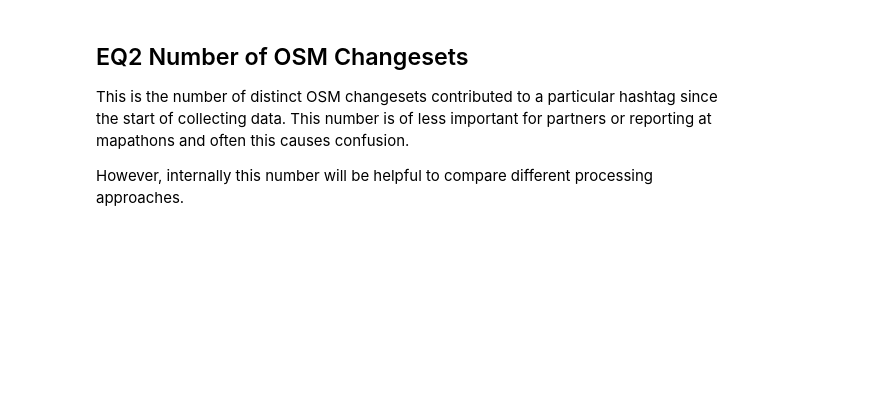
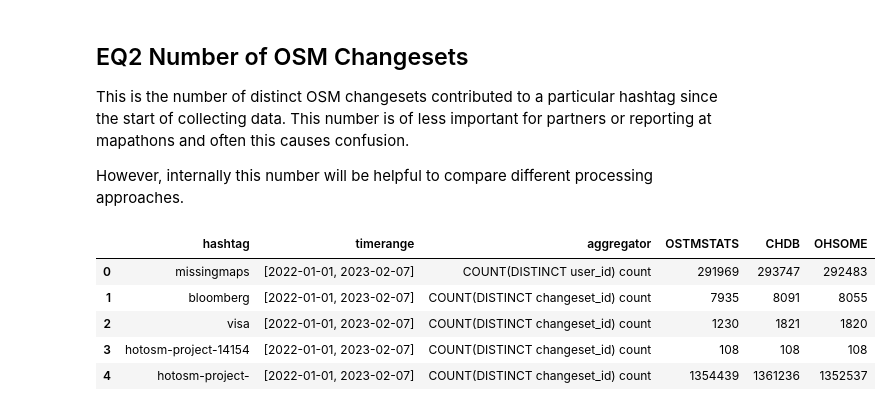
Before and after one commit to GIScience/ohsome-now-stats, a Jupyter notebook: notebooks/example_queries.ipynb, the cells around one changed output. Saved outputs shown, nothing was run; the diff lists cells and outputs as text; code cells hidden in the pictures; blank space fills up the shorter version.

```diff
--- a/notebooks/example_queries.ipynb
+++ b/notebooks/example_queries.ipynb
@@ -96,16 +144,46 @@ This is the number of distinct OSM changesets contributed to a particular hashta
 
 However, internally this number will be helpful to compare different processing approaches.
 # %%
-with ps.connect(dbname=creds_mm["db"],user=creds_mm["u"],host=creds_mm["h"],password=creds_mm["pw"]) as conn_mm:
-    with ps.connect(dbname=creds_chDB["db"],user=creds_chDB["u"],host=creds_chDB["h"],password=creds_chDB["pw"]) as conn_chDB:
-        aggregator = "COUNT(DISTINCT id)"
-        for hashtag in hashtags:
-            count_osmStats = osmStatsQuery(timerange,hashtag,conn=conn_mm,aggregator=aggregator)[0][0]
-            count_chDB = changesetDbQuery(timerange,hashtag,conn=conn_mm,aggregator=aggregator)[0][0]
-
-            print("#####################")
-            print(f"hashtag: {hashtag}")
-            print(f"measurment: Number of OSM Changesets")
-            print(f"Result OSM-stats API: {count_osmStats}")
-            print(f"Result OSM changeset DB: {count_chDB}")
-            print(f"Result Parquet file: toDo")
+import pandas as pd
+import traceback
+data = []
+with ps.connect(dbname=os.getenv("dbOSMSTATS"),user=os.getenv("userOSMSTATS"),host=os.getenv("hostOSMSTATS"),password=os.getenv("pwOSMSTATS"),port=os.getenv("portOSMSTATS")) as conn_mm:
+    with clickhouse_connect.get_client(interface="https",user=os.getenv("userOHSOME"),host=os.getenv("hostOHSOME"),password=os.getenv("pwOHSOME"),port=os.getenv("portOHSOME")) as conn_ohsome:
+        with ps.connect(dbname=os.getenv("dbCHDB"),user=os.getenv("userCHDB"),host=os.getenv("hostCHDB"),password=os.getenv("pwCHDB"),port=os.getenv("portCHDB")) as conn_chDB:
+            for hashtag in hashtags:
+                entry = {"hashtag":hashtag,"timerange":timerange,"aggregator":aggregator}
+                try:
+                    aggregator = "COUNT(DISTINCT id) count"
+                    countOSMSTATS = osmStatsQuery(timerange,hashtag,conn=conn_mm,aggregator=aggregator)[0][0]
+                    entry["OSTMSTATS"]=countOSMSTATS
+                except Exception:
+                    print(traceback.format_exc())
+                    print("failed OSMSTATS for hashtag: "+ hashtag)
+                    pass
+                try:
+                    aggregator = "COUNT(DISTINCT id) count"
+                    countCHDB= changesetDbQuery(timerange,hashtag,conn=conn_chDB,aggregator=aggregator)[0][0]
+                    entry["CHDB"]=countCHDB
+                except Exception:
+                    print(traceback.format_exc())
+                    print("failed CHDB for hashtag: "+ hashtag)
+                    pass
+                try:
+                    aggregator = "COUNT(DISTINCT changeset_id) count"
+                    countOHSOME = ohsomeDbQuery(timerange,hashtag,conn=conn_ohsome,aggregator=aggregator)[0][0]
+                    entry["OHSOME"]=countOHSOME
+                except Exception:
+                    print(traceback.format_exc())
+                    print("failed OHSOME for hashtag: "+ hashtag)
+                    pass
+                data.append(entry)
+result = pd.DataFrame.from_dict(data)
+result.to_csv("../notebooks/queryResults/eq2.csv")
+display(result)
+# %% [output]
+|  | hashtag | timerange | aggregator | OSTMSTATS | CHDB | OHSOME |
+| 0 | missingmaps | [2022-01-01, 2023-02-07] | COUNT(DISTINCT user_id) count | 291969 | 293747 | 292483 |
+| 1 | bloomberg | [2022-01-01, 2023-02-07] | COUNT(DISTINCT changeset_id) count | 7935 | 8091 | 8055 |
+| 2 | visa | [2022-01-01, 2023-02-07] | COUNT(DISTINCT changeset_id) count | 1230 | 1821 | 1820 |
+| 3 | hotosm-project-14154 | [2022-01-01, 2023-02-07] | COUNT(DISTINCT changeset_id) count | 108 | 108 | 108 |
+| 4 | hotosm-project- | [2022-01-01, 2023-02-07] | COUNT(DISTINCT changeset_id) count | 1354439 | 1361236 | 1352537 |
```
Also changed, not shown: parts of 10 cells of this notebook, 4 other files.
